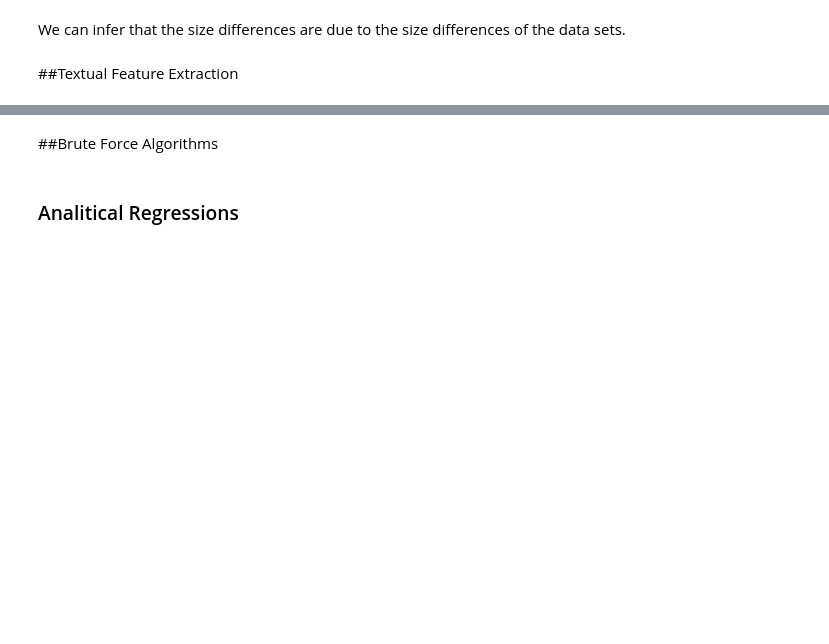
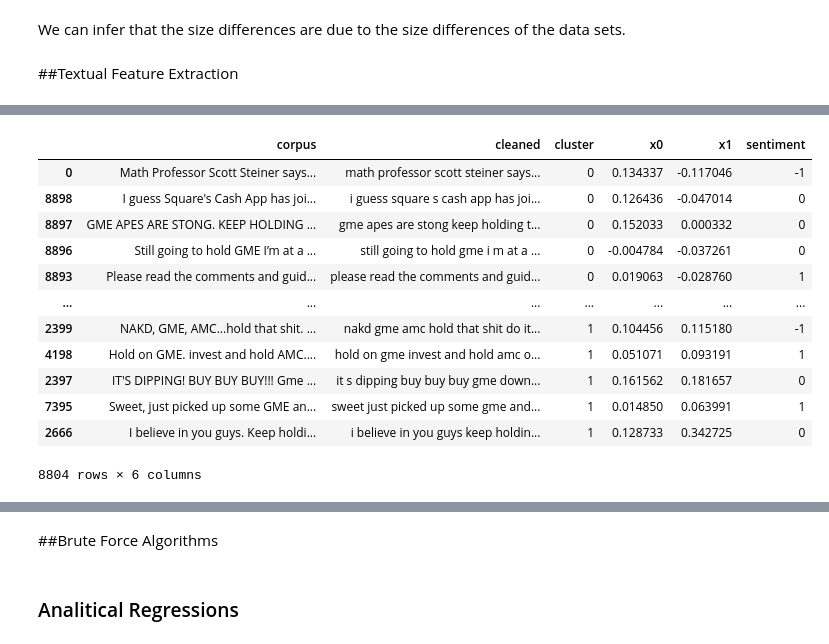
Before and after one commit to amit-shahar/StockValues, a Jupyter notebook: StocksValues.ipynb, the cells around one changed output, grey strips where cells are left out. Cells and saved outputs as stored; diff of their text form; code cells hidden in the pictures; blank space fills up the shorter version.

```diff
--- a/StocksValues.ipynb
+++ b/StocksValues.ipynb
@@ -941,0 +1054,16 @@ NameError: ignored
+# %%
+GME_combain_text_df[(GME_combain_text_df['cluster']==0) | (GME_combain_text_df['cluster']==1)].sort_values(by = 'cluster')
+# %% [output]
+|  | corpus | cleaned | cluster | x0 | x1 | sentiment |
+| 0 | Math Professor Scott Steiner says... | math professor scott steiner says... | 0 | 0.134337 | -0.117046 | -1 |
+| 8898 | I guess Square's Cash App has joi... | i guess square s cash app has joi... | 0 | 0.126436 | -0.047014 | 0 |
+| 8897 | GME APES ARE STONG. KEEP HOLDING ... | gme apes are stong keep holding t... | 0 | 0.152033 | 0.000332 | 0 |
+| 8896 | Still going to hold GME I’m at a ... | still going to hold gme i m at a ... | 0 | -0.004784 | -0.037261 | 0 |
+| 8893 | Please read the comments and guid... | please read the comments and guid... | 0 | 0.019063 | -0.028760 | 1 |
+| ... | ... | ... | ... | ... | ... | ... |
+| 2399 | NAKD, GME, AMC...hold that shit. ... | nakd gme amc hold that shit do it... | 1 | 0.104456 | 0.115180 | -1 |
+| 4198 | Hold on GME. invest and hold AMC.... | hold on gme invest and hold amc o... | 1 | 0.051071 | 0.093191 | 1 |
+| 2397 | IT'S DIPPING! BUY BUY BUY!!! Gme ... | it s dipping buy buy buy gme down... | 1 | 0.161562 | 0.181657 | 0 |
+| 7395 | Sweet, just picked up some GME an... | sweet just picked up some gme and... | 1 | 0.014850 | 0.063991 | 1 |
+| 2666 | I believe in you guys. Keep holdi... | i believe in you guys keep holdin... | 1 | 0.128733 | 0.342725 | 0 |
+8804 rows × 6 columns
```
Also changed, not shown: parts of 9 cells of this notebook.
